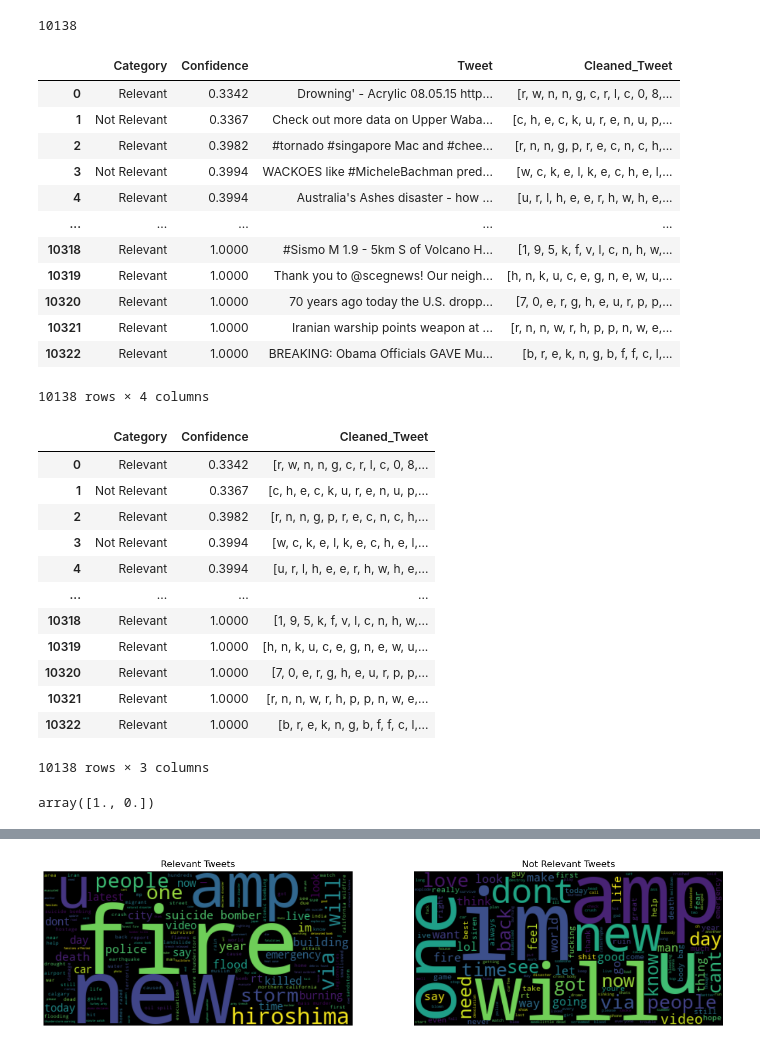
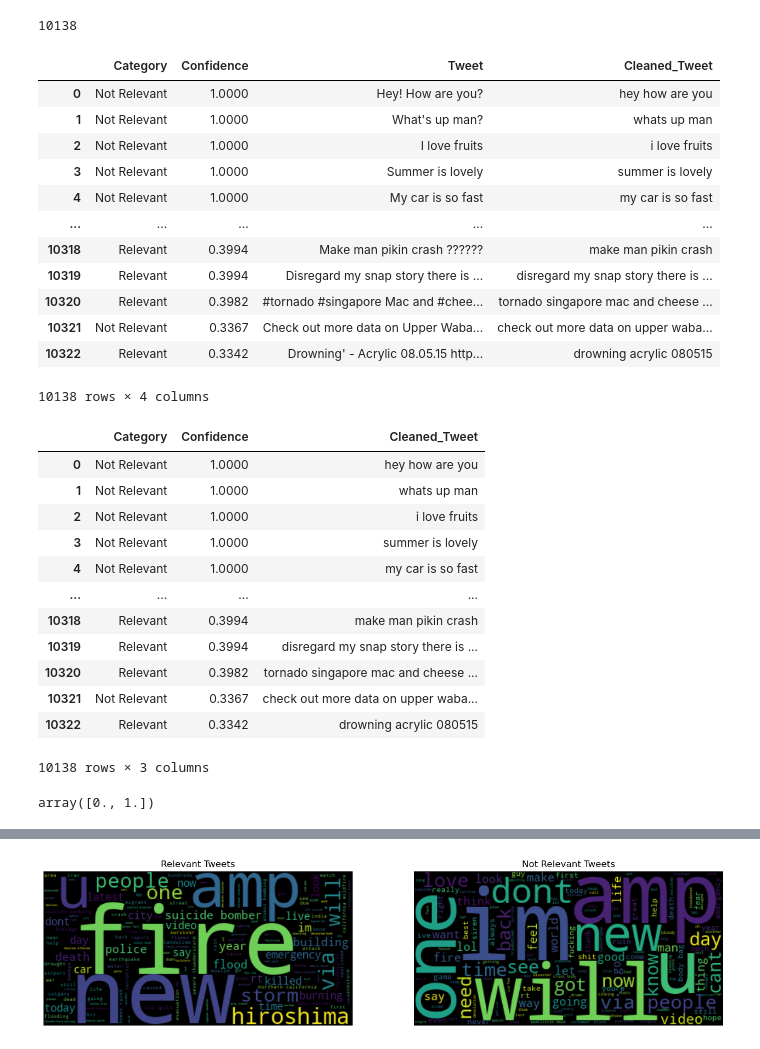
Before and after one commit to Sudkart/DS_ProjectManagement, a Jupyter notebook: Model_DNN.ipynb, the cells around one changed output, grey strips where cells are left out. Drawn from its saved outputs; the diff is of its cells as text; code cells hidden in the pictures.

Commit message:
Revert "#Week13 - Preprocessing the text for further analysis -- Satya Srinivas"
This reverts commit 461cb54bd9898e3d8eae169a189e82893126c656.

```diff
--- a/Model_DNN.ipynb
+++ b/Model_DNN.ipynb
@@ -43,7 +40,7 @@ nltk.download("popular")
 [nltk_data]  Done downloading collection popular
 True
 # %%
-df=pd.read_excel('Group3-news-text-sanitized.xlsx') #reading the file
+df=pd.read_excel('Group3-news-text-sanitized (1).xlsx') #reading the file
 # %%
 df = df.drop_duplicates('Tweet',keep='first') # dropping the duplicate tweets
 df['Tweet'].count()
@@ -66,21 +49,17 @@ def normalizepreprocessdata(data):
 # %%
-df["Cleaned_Tweet"] = df["Tweet"].apply(normalizepreprocessdata)
-#df["Cleaned_Tweet"]= []
-#for indiviudaltweet in df["Tweet"]:
-#    indProcessed = normalizepreprocessdata(normalizepreprocessdata)
-#    df["Cleaned_Tweet"].add(indProcessed)
+df["Cleaned_Tweet"] = [re.sub(r"(@[A-Za-z0–9_]+)|[^\w\s]|#|http\S+", "", v.lower()) for v in df["Tweet"]] #cleaning then data
 df
 # %% [output]
 |  | Category | Confidence | Tweet | Cleaned_Tweet |
-| 0 | Relevant | 0.3342 | Drowning' - Acrylic 08.05.15 http... | [r, w, n, n, g, c, r, l, c, 0, 8,... |
-| 1 | Not Relevant | 0.3367 | Check out more data on Upper Waba... | [c, h, e, c, k, u, r, e, n, u, p,... |
-| 2 | Relevant | 0.3982 | #tornado #singapore Mac and #chee... | [r, n, n, g, p, r, e, c, n, c, h,... |
-| 3 | Not Relevant | 0.3994 | WACKOES like #MicheleBachman pred... | [w, c, k, e, l, k, e, c, h, e, l,... |
-| 4 | Relevant | 0.3994 | Australia's Ashes disaster - how ... | [u, r, l, h, e, e, r, h, w, h, e,... |
+| 0 | Not Relevant | 1.0000 | Hey! How are you? | hey how are you |
+| 1 | Not Relevant | 1.0000 | What's up man? | whats up man |
+| 2 | Not Relevant | 1.0000 | I love fruits | i love fruits |
+| 3 | Not Relevant | 1.0000 | Summer is lovely | summer is lovely |
+| 4 | Not Relevant | 1.0000 | My car is so fast | my car is so fast |
 | ... | ... | ... | ... | ... |
-| 10318 | Relevant | 1.0000 | #Sismo M 1.9 - 5km S of Volcano H... | [1, 9, 5, k, f, v, l, c, n, h, w,... |
-| 10319 | Relevant | 1.0000 | Thank you to @scegnews! Our neigh... | [h, n, k, u, c, e, g, n, e, w, u,... |
-| 10320 | Relevant | 1.0000 | 70 years ago today the U.S. dropp... | [7, 0, e, r, g, h, e, u, r, p, p,... |
-| 10321 | Relevant | 1.0000 | Iranian warship points weapon at ... | [r, n, n, w, r, h, p, p, n, w, e,... |
-| 10322 | Relevant | 1.0000 | BREAKING: Obama Officials GAVE Mu... | [b, r, e, k, n, g, b, f, f, c, l,... |
+| 10318 | Relevant | 0.3994 | Make man pikin crash ?????? | make man pikin crash |
+| 10319 | Relevant | 0.3994 | Disregard my snap story there is ... | disregard my snap story there is ... |
+| 10320 | Relevant | 0.3982 | #tornado #singapore Mac and #chee... | tornado singapore mac and cheese ... |
+| 10321 | Not Relevant | 0.3367 | Check out more data on Upper Waba... | check out more data on upper waba... |
+| 10322 | Relevant | 0.3342 | Drowning' - Acrylic 08.05.15 http... | drowning acrylic 080515 |
 10138 rows × 4 columns
@@ -88,17 +78,17 @@ df
 df.drop('Tweet',axis=1) #dropping the actual column of tweets
 # %% [output]
 |  | Category | Confidence | Cleaned_Tweet |
-| 0 | Relevant | 0.3342 | [r, w, n, n, g, c, r, l, c, 0, 8,... |
-| 1 | Not Relevant | 0.3367 | [c, h, e, c, k, u, r, e, n, u, p,... |
-| 2 | Relevant | 0.3982 | [r, n, n, g, p, r, e, c, n, c, h,... |
-| 3 | Not Relevant | 0.3994 | [w, c, k, e, l, k, e, c, h, e, l,... |
-| 4 | Relevant | 0.3994 | [u, r, l, h, e, e, r, h, w, h, e,... |
+| 0 | Not Relevant | 1.0000 | hey how are you |
+| 1 | Not Relevant | 1.0000 | whats up man |
+| 2 | Not Relevant | 1.0000 | i love fruits |
+| 3 | Not Relevant | 1.0000 | summer is lovely |
+| 4 | Not Relevant | 1.0000 | my car is so fast |
 | ... | ... | ... | ... |
-| 10318 | Relevant | 1.0000 | [1, 9, 5, k, f, v, l, c, n, h, w,... |
-| 10319 | Relevant | 1.0000 | [h, n, k, u, c, e, g, n, e, w, u,... |
-| 10320 | Relevant | 1.0000 | [7, 0, e, r, g, h, e, u, r, p, p,... |
-| 10321 | Relevant | 1.0000 | [r, n, n, w, r, h, p, p, n, w, e,... |
-| 10322 | Relevant | 1.0000 | [b, r, e, k, n, g, b, f, f, c, l,... |
+| 10318 | Relevant | 0.3994 | make man pikin crash |
+| 10319 | Relevant | 0.3994 | disregard my snap story there is ... |
+| 10320 | Relevant | 0.3982 | tornado singapore mac and cheese ... |
+| 10321 | Not Relevant | 0.3367 | check out more data on upper waba... |
+| 10322 | Relevant | 0.3342 | drowning acrylic 080515 |
 10138 rows × 3 columns
 # %%
 vals_to_replace = {'Relevant':1, 'Not Relevant':0} # Define a dictionary to map the string values to their corresponding integer replacements
@@ -113,7 +103,7 @@ df.dropna(inplace=True)
 # %%
 df['Category'].unique()
 # %% [output]
-array([1., 0.])
+array([0., 1.])
 # %%
 # Split the DataFrame 'df' into training and testing sets for input features ('Cleaned_Tweet') and target labels ('Category')
 # test_size=0.2 specifies that 20% of the data will be used for testing, and 80% will be used for training
```
Also changed, not shown: parts of 8 cells of this notebook.
